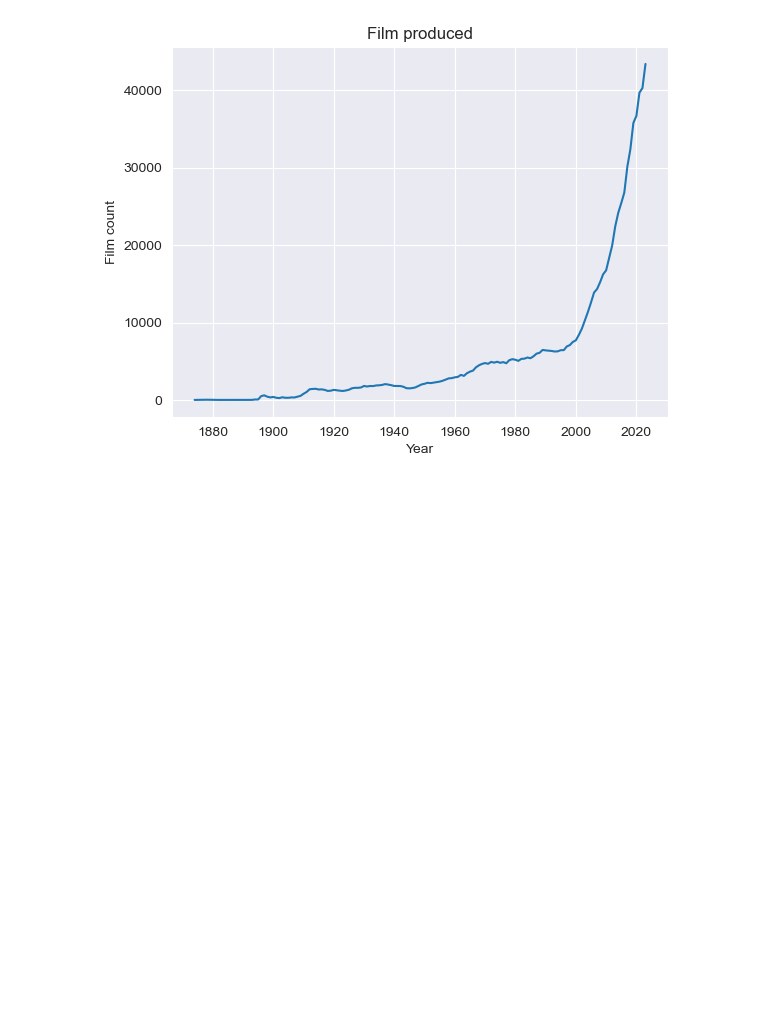
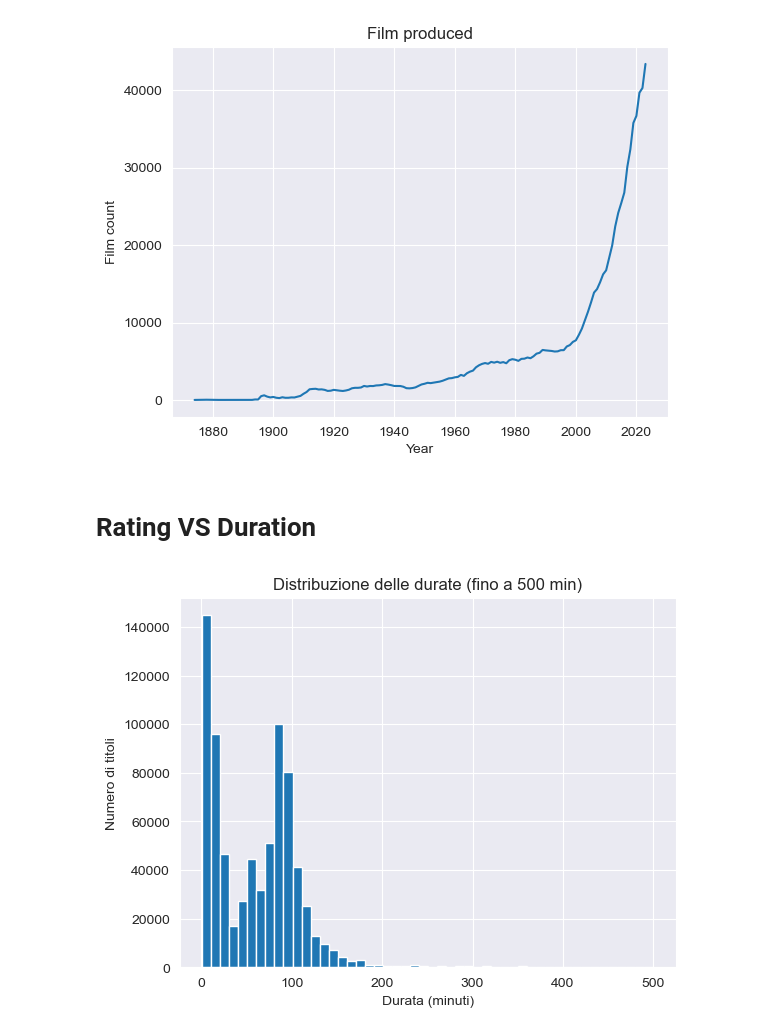
Before and after one commit to MarcoMac03/Film-analisys, a Jupyter notebook: main.ipynb, the cells around one changed output. Drawn from its saved outputs; the diff is of its cells as text; code cells hidden in the pictures; blank space fills up the shorter version.

Commit message:
Rating vs Duration analysis. I noticed that in the movies dataset there are also series and short films other than just films

```diff
--- a/main.ipynb
+++ b/main.ipynb
@@ -172,3 +172,15 @@ plt.show()
 [figure]
 # %%
 #~
+# %% [markdown]
+# Rating VS Duration
+# %%
+movies_filtered = movies[movies['minute'] <= 500]# o anche 300
+movies_filtered = movies_filtered[movies_filtered['minute'].notna()]
+plt.hist(movies_filtered['minute'], bins=50)
+plt.xlabel('Durata (minuti)')
+plt.ylabel('Numero di titoli')
+plt.title('Distribuzione delle durate (fino a 500 min)')
+plt.show()
+# %% [output]
+[figure, added]
```
Also changed, not shown: parts of 4 cells of this notebook, 1 other file.
